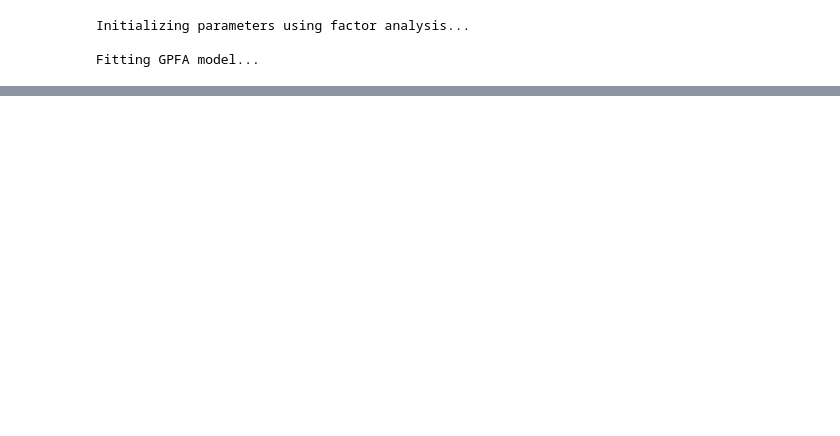
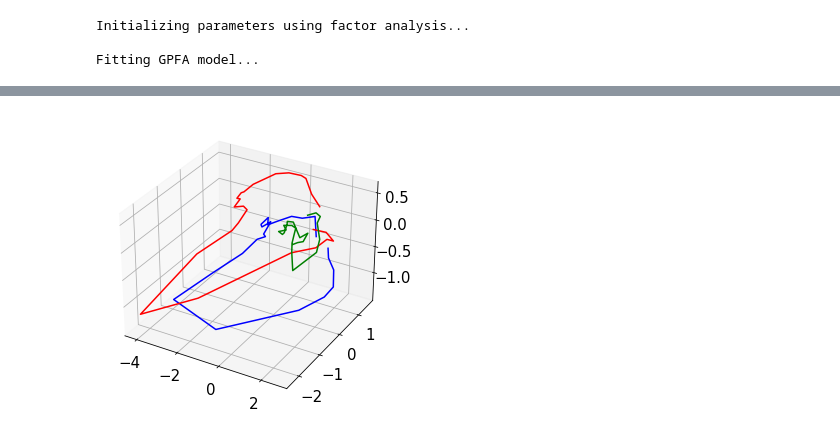
Before and after one commit to Enormous-Ferrets/steinmetz-analysis, a Jupyter notebook: himanshu/GPFA_visulation.ipynb, the cells around one changed output, grey strips where cells are left out. Cells and saved outputs as stored; diff of their text form; code cells hidden in the pictures; blank space fills up the shorter version.

```diff
--- a/himanshu/GPFA_visulation.ipynb
+++ b/himanshu/GPFA_visulation.ipynb
@@ -94,0 +150,24 @@ print(spike_trains[0][1])
+# %%
+trajectories_left = gpfa_3dim.transform(left_spike_times)
+trajectories_right = gpfa_3dim.transform(right_spike_times)
+trajectories_nogo=gpfa_3dim.transform(nogo_spike_times)
+# %%
+from mpl_toolkits.mplot3d import Axes3D
+
+fig = plt.figure()
+ax = Axes3D(fig)
+
+
+average_trajectory_left= np.mean(trajectories_left, axis=0)
+average_trajectory_right= np.mean(trajectories_right, axis=0)
+average_trajectory_nogo= np.mean(trajectories_nogo, axis=0)
+
+
+
+ax.plot(average_trajectory_left[0], average_trajectory_left[1],average_trajectory_left[2], c='blue')
+ax.plot(average_trajectory_right[0], average_trajectory_right[1],average_trajectory_right[2], c='red')
+ax.plot(average_trajectory_nogo[0], average_trajectory_nogo[1],average_trajectory_nogo[2], c='green')
+#ax.scatter(single_trial_trajectory[0], single_trial_trajectory[1],single_trial_trajectory[2], c='limegreen')
+plt.show()
+# %% [output]
+[figure, added]
```
Also changed, not shown: parts of 14 cells of this notebook.
